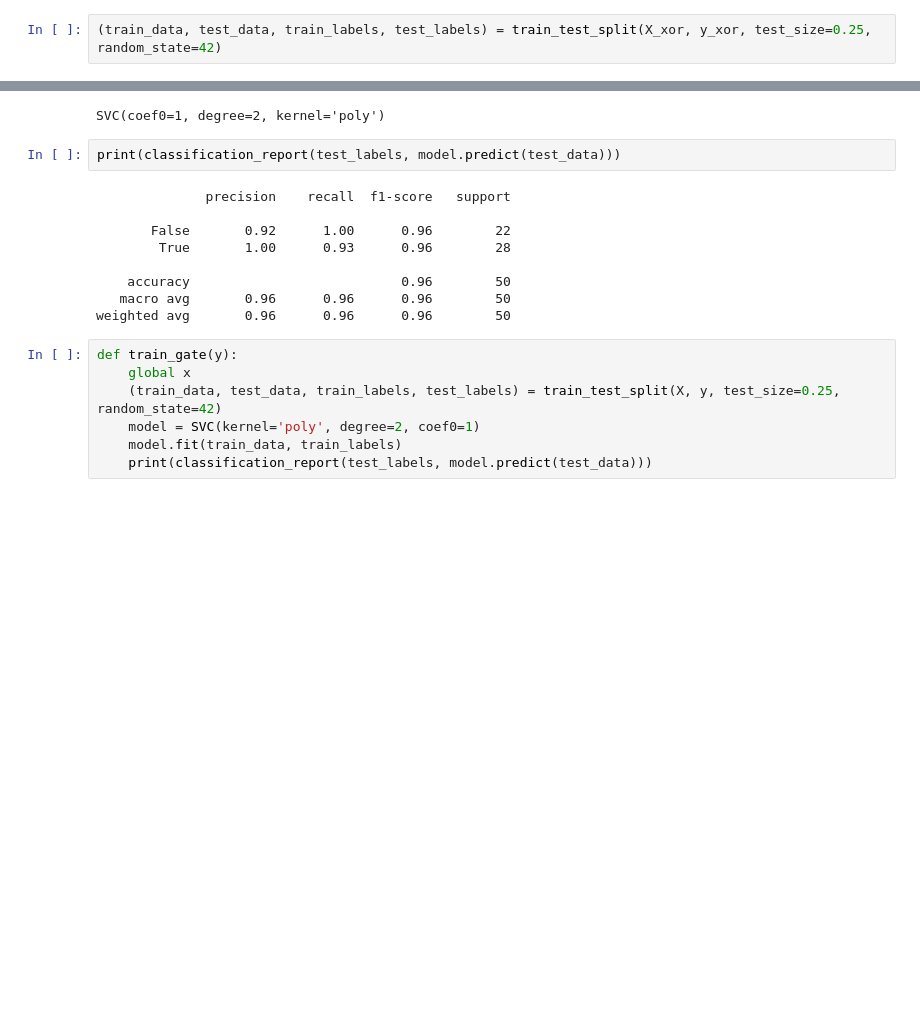
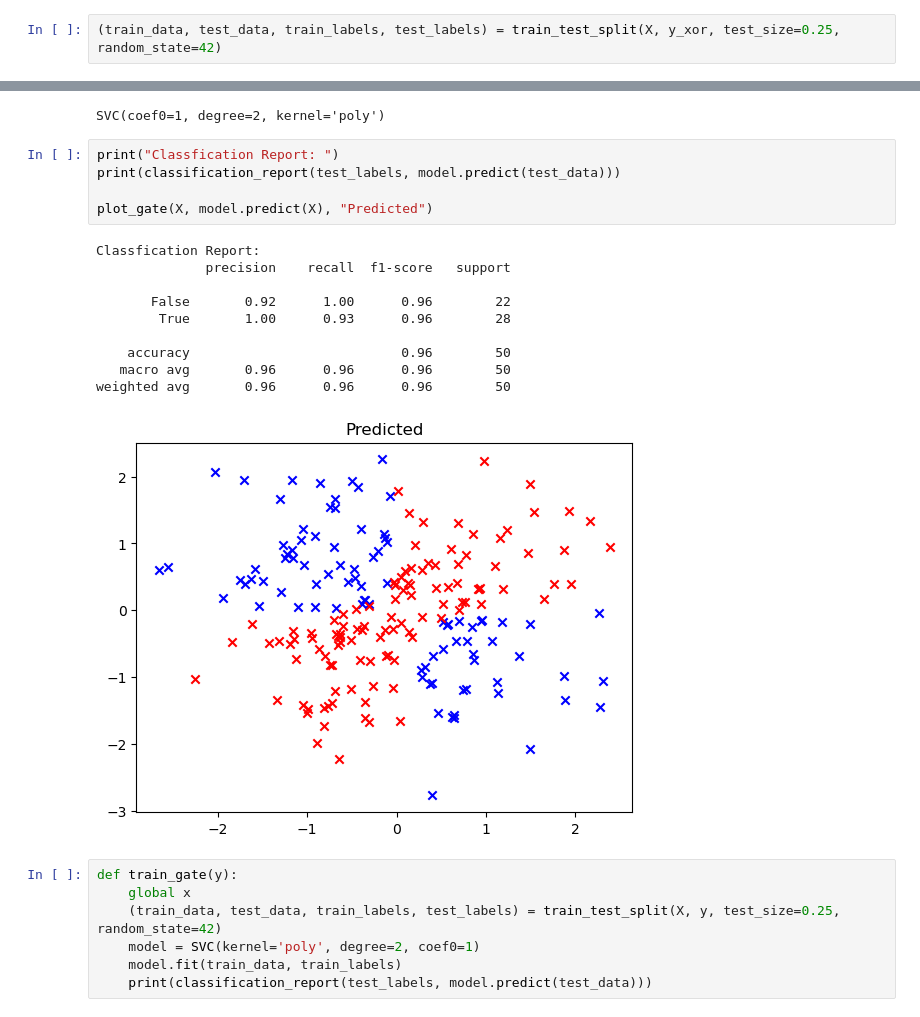
Before and after one commit to AU-AIML-LAB/AICP509-neural-computing-lab, a Jupyter notebook: SVMGates.ipynb, the cells around one changed output, grey strips where cells are left out. Cells and saved outputs as stored; diff of their text form; blank space fills up the shorter version.

```diff
--- a/SVMGates.ipynb
+++ b/SVMGates.ipynb
@@ -55,23 +45,28 @@ plot_gate(y_or)
 # %% [output]
 [figure]
 # %%
-(train_data, test_data, train_labels, test_labels) = train_test_split(X_xor, y_xor, test_size=0.25, random_state=42)
+(train_data, test_data, train_labels, test_labels) = train_test_split(X, y_xor, test_size=0.25, random_state=42)
 # %%
 model = SVC(kernel='poly', degree=2, coef0=1)
 model.fit(train_data, train_labels)
 # %% [output]
 SVC(coef0=1, degree=2, kernel='poly')
 # %%
+print("Classfication Report: ")
 print(classification_report(test_labels, model.predict(test_data)))
+
+plot_gate(X, model.predict(X), "Predicted")
 # %% [output]
+Classfication Report:
               precision    recall  f1-score   support
 
        False       0.92      1.00      0.96        22
         True       1.00      0.93      0.96        28
 
     accuracy                           0.96        50
    macro avg       0.96      0.96      0.96        50
 weighted avg       0.96      0.96      0.96        50
+[figure, added]
 # %%
 def train_gate(y):
     global x
```
Also changed, not shown: parts of 2 cells of this notebook, 2 other files.
